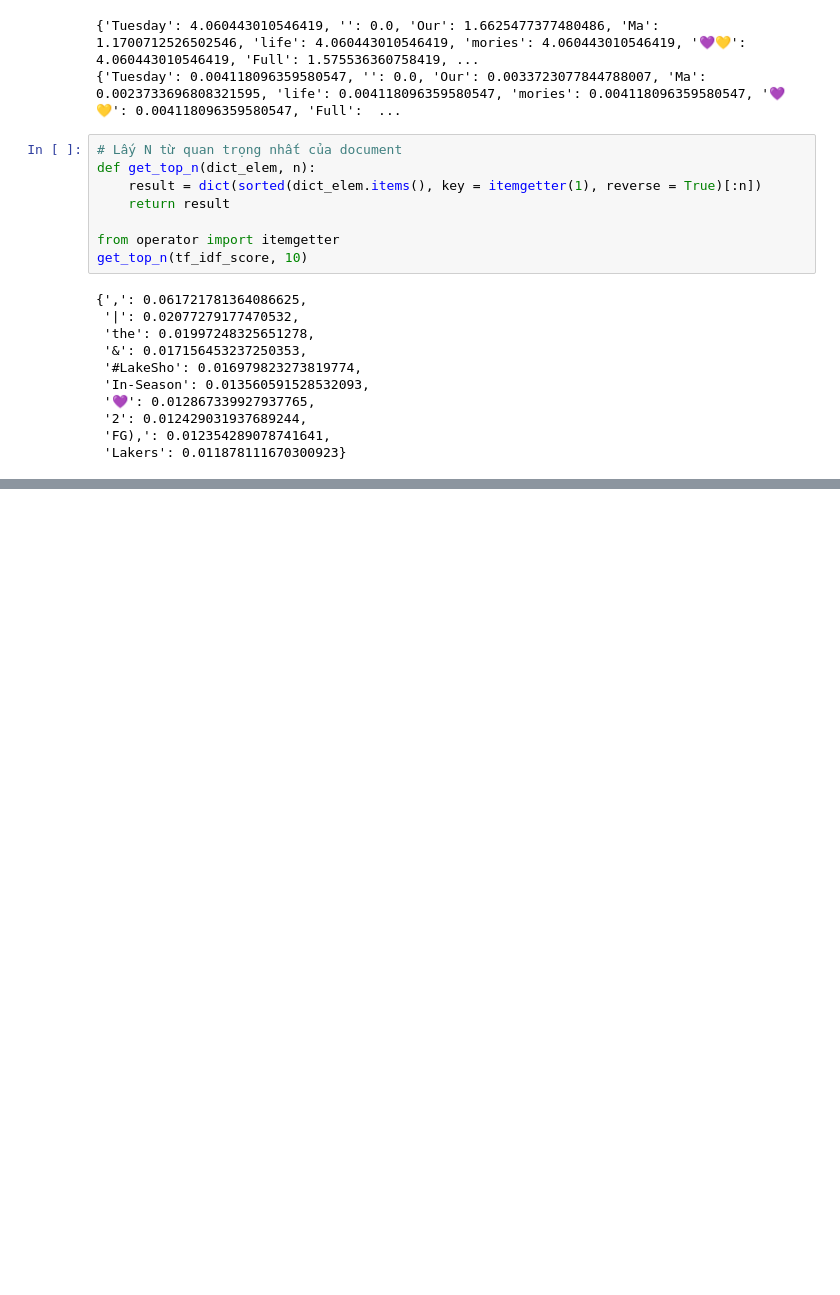
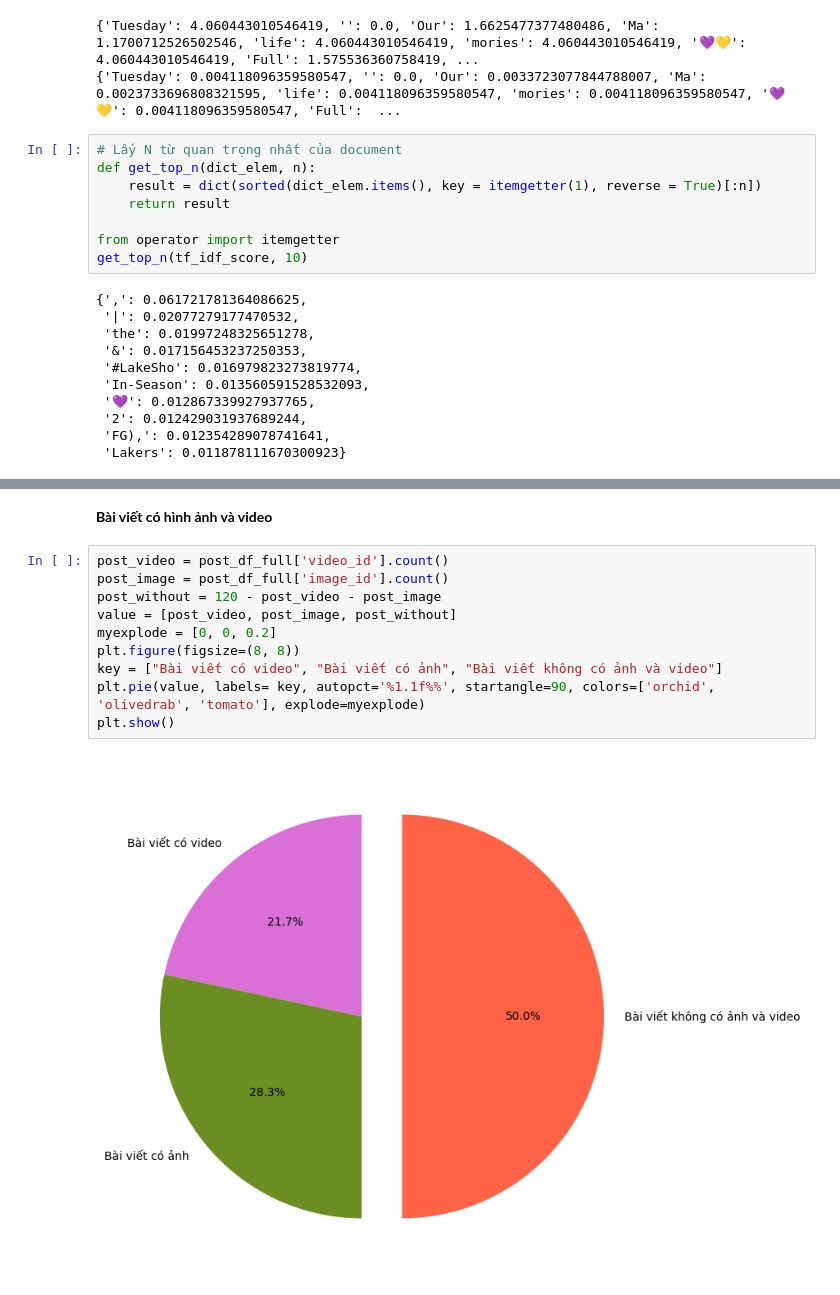
Before and after one commit to dotiendung2410/Los-Angeles-Lakers, a Jupyter notebook: post_analysis.ipynb, the cells around one changed output, grey strips where cells are left out. Drawn from its saved outputs; the diff is of its cells as text; blank space fills up the shorter version.

```diff
--- a/post_analysis.ipynb
+++ b/post_analysis.ipynb
@@ -383,0 +484,14 @@ get_top_n(tf_idf_score, 10)
+# %% [markdown]
+**Bài viết có hình ảnh và video**
+# %%
+post_video = post_df_full['video_id'].count()
+post_image = post_df_full['image_id'].count()
+post_without = 120 - post_video - post_image
+value = [post_video, post_image, post_without]
+myexplode = [0, 0, 0.2]
+plt.figure(figsize=(8, 8))
+key = ["Bài viết có video", "Bài viết có ảnh", "Bài viết không có ảnh và video"]
+plt.pie(value, labels= key, autopct='%1.1f%%', startangle=90, colors=['orchid', 'olivedrab', 'tomato'], explode=myexplode)
+plt.show()
+# %% [output]
+[figure, added]
```
Also changed, not shown: parts of 11 cells of this notebook, 1 other file.
